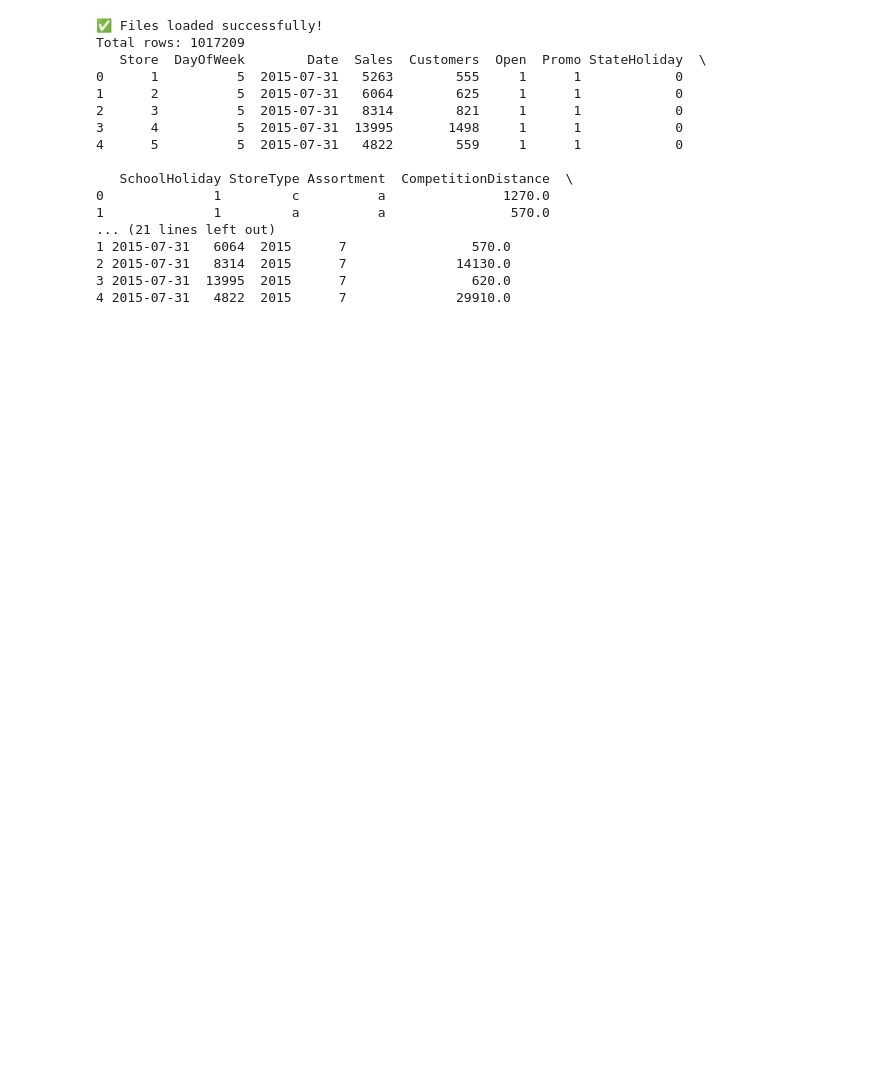
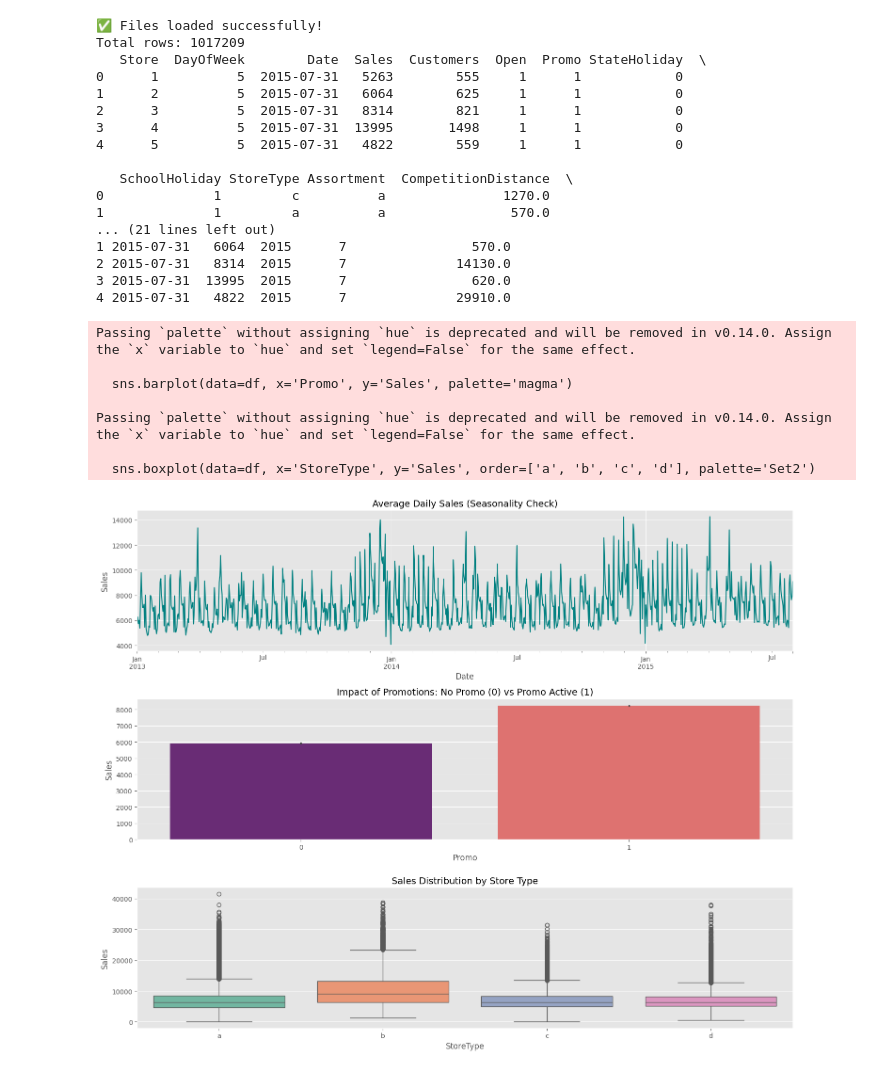
Before and after one commit to nandininaik145-ini/Retail-Sales-Forcasting, a Jupyter notebook: retailsales.ipynb, the cells around one changed output. Drawn from its saved outputs; the diff is of its cells as text; code cells hidden in the pictures; blank space fills up the shorter version.

Commit message:
Added Week 3 : Data Visualization and Exploratory Data Analysis (EDA)

```diff
--- a/retailsales.ipynb
+++ b/retailsales.ipynb
@@ -71,3 +69,48 @@ Total rows: 1017209
 2 2015-07-31   8314  2015      7              14130.0
 3 2015-07-31  13995  2015      7                620.0
 4 2015-07-31   4822  2015      7              29910.0
+# %%
+import matplotlib.pyplot as plt
+import seaborn as sns # Using seaborn for professional charts
+
+# Set the visual style
+plt.style.use('ggplot')
+plt.figure(figsize=(15, 12))
+
+# --- 1. Sales Trend Over Time ---
+plt.subplot(3, 1, 1)
+df_daily_sales = df.groupby('Date')['Sales'].mean()
+df_daily_sales.plot(color='teal', linewidth=1.5)
+plt.title('Average Daily Sales (Seasonality Check)', fontsize=14)
+plt.ylabel('Sales')
+
+# --- 2. Promo Impact ---
+plt.subplot(3, 1, 2)
+# Comparing Sales when Promo is 0 vs 1
+sns.barplot(data=df, x='Promo', y='Sales', palette='magma')
+plt.title('Impact of Promotions: No Promo (0) vs Promo Active (1)', fontsize=14)
+
+# --- 3. Store Type Performance ---
+plt.subplot(3, 1, 3)
+sns.boxplot(data=df, x='StoreType', y='Sales', order=['a', 'b', 'c', 'd'], palette='Set2')
+plt.title('Sales Distribution by Store Type', fontsize=14)
+
+plt.tight_layout()
+plt.show()
+
+# --- Correlation Heatmap ---
+plt.figure(figsize=(10, 6))
+# We pick only numerical columns to see how they relate to 'Sales'
+corr = df[['Sales', 'Customers', 'Promo', 'DayOfWeek', 'CompetitionDistance', 'Month']].corr()
+sns.heatmap(corr, annot=True, cmap='coolwarm', fmt=".2f")
+plt.title('Feature Correlation Heatmap', fontsize=14)
+plt.show()
+# %% [output]
+Passing `palette` without assigning `hue` is deprecated and will be removed in v0.14.0. Assign the `x` variable to `hue` and set `legend=False` for the same effect.
+
+  sns.barplot(data=df, x='Promo', y='Sales', palette='magma')
+
+Passing `palette` without assigning `hue` is deprecated and will be removed in v0.14.0. Assign the `x` variable to `hue` and set `legend=False` for the same effect.
+
+  sns.boxplot(data=df, x='StoreType', y='Sales', order=['a', 'b', 'c', 'd'], palette='Set2')
+[figure, added]
```
Also changed, not shown: parts of 2 cells of this notebook.
